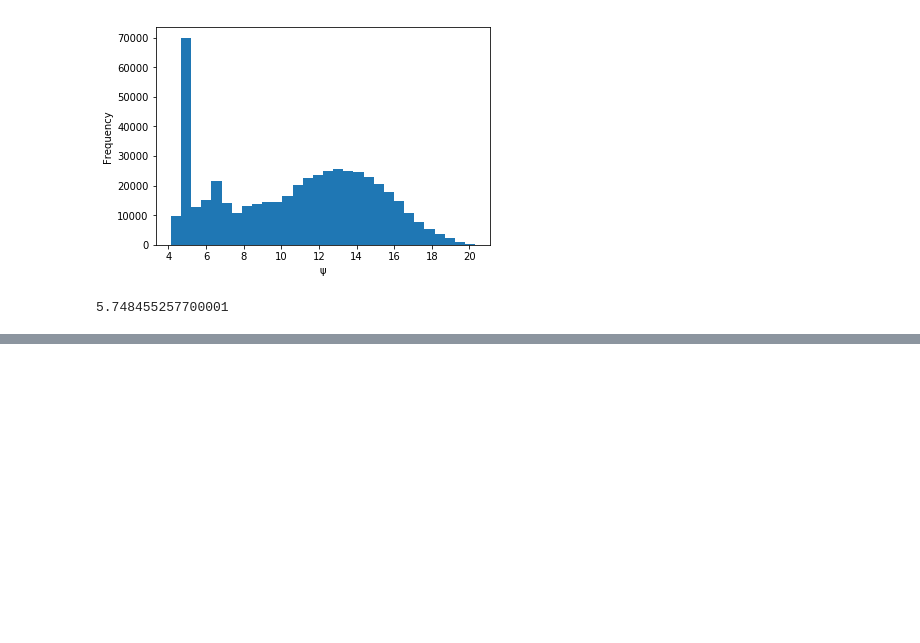
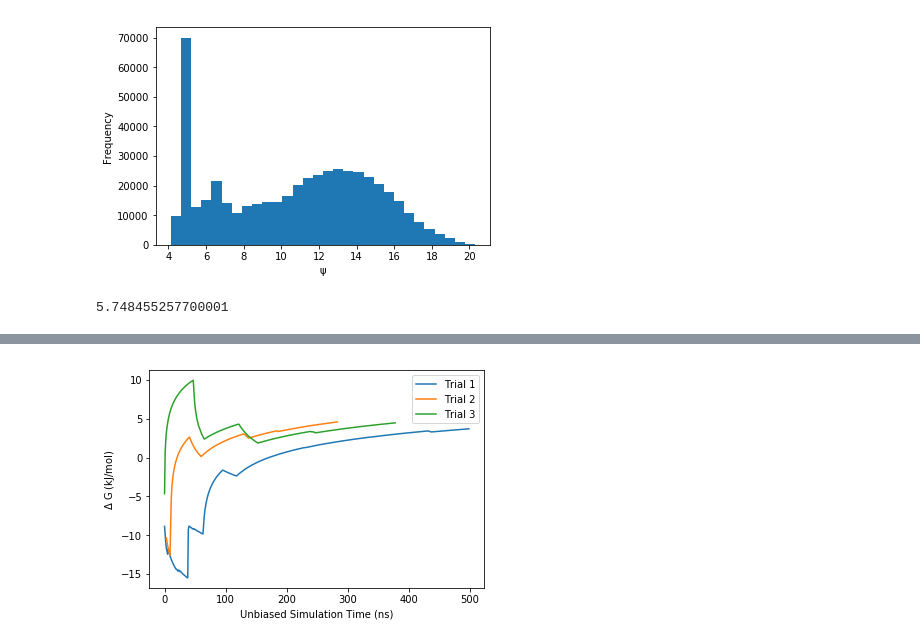
Before and after one commit to tiwarylab/amino, a Jupyter notebook: BUT/gibbs.ipynb, the cells around one changed output, grey strips where cells are left out. Drawn from its saved outputs; the diff is of its cells as text; code cells hidden in the pictures; blank space fills up the shorter version.

```diff
--- a/BUT/gibbs.ipynb
+++ b/BUT/gibbs.ipynb
@@ -69,3 +168,13 @@ for i in range(500):
+# %%
+plt.plot(diff, label='Trial 1')
+plt.plot(diff1, label='Trial 2')
+plt.plot(diff2, label='Trial 3')
+plt.legend()
+plt.xlabel("Unbiased Simulation Time (ns)")
+plt.ylabel("$\Delta$ G (kJ/mol)")
+plt.show()
+# %% [output]
+[figure, added]
 # %%
 weight = np.load("data/weights.npy")
 # %%
```
Also changed, not shown: parts of 8 cells of this notebook, 12 other files.
